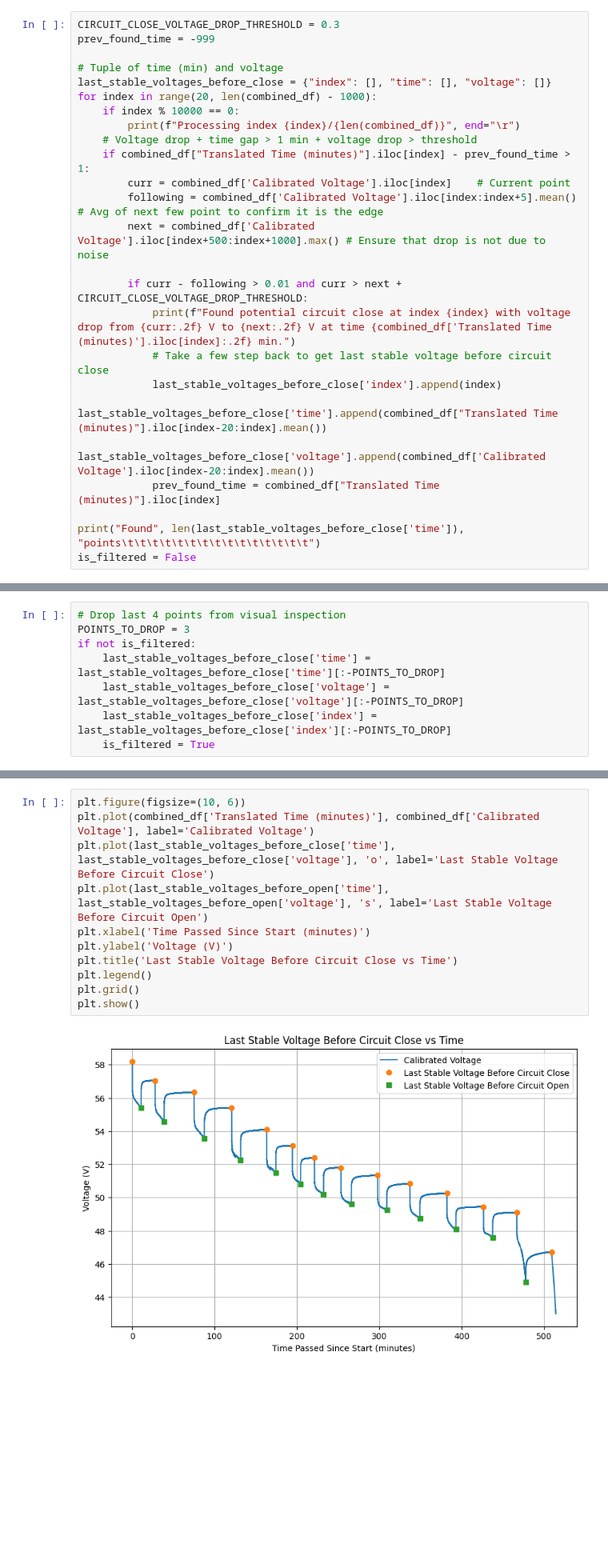
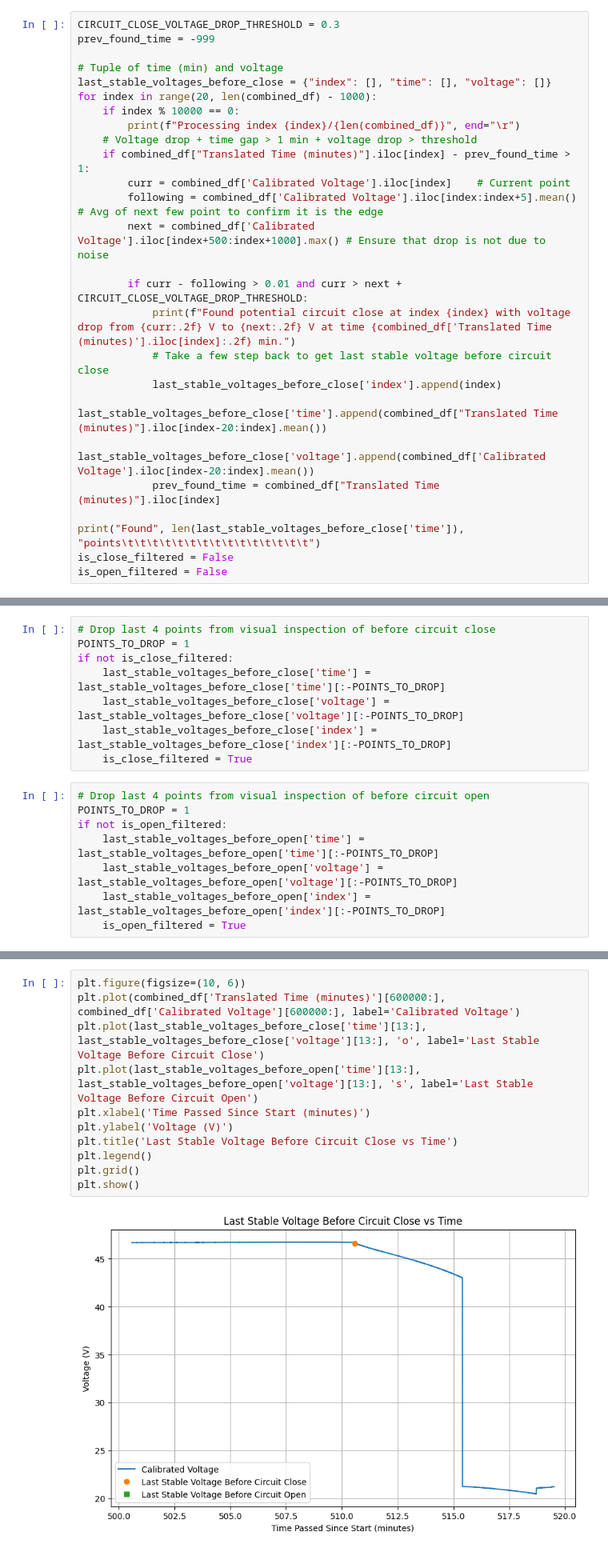
Before and after one commit to Inverated/Proa-II-Electrical-Setup, a Jupyter notebook: Calibration Data 2/Data/calibration_code/2.parser.ipynb, the cells around one changed output, grey strips where cells are left out. Shown at 80% size. Drawn from its saved outputs; the diff is of its cells as text; blank space fills up the shorter version.

```diff
--- a/Calibration Data 2/Data/calibration_code/2.parser.ipynb
+++ b/Calibration Data 2/Data/calibration_code/2.parser.ipynb
@@ -64,7 +64,8 @@ for index in range(20, len(combined_df) - 1000):
             prev_found_time = combined_df["Translated Time (minutes)"].iloc[index]
 
 print("Found", len(last_stable_voltages_before_close['time']), "points\t\t\t\t\t\t\t\t\t\t\t\t\t\t\t")
-is_filtered = False
+is_close_filtered = False
+is_open_filtered = False
 # %% [output]
 Found potential circuit close at index 237 with voltage drop from 58.20 V to 56.29 V at time 0.22 min.
 Found potential circuit close at index 32509 with voltage drop from 57.06 V to 55.43 V at time 27.83 min.
@@ -142,8 +150,16 @@ Found 13 pointsx 617000/617920
 # %%
-# Drop last 4 points from visual inspection
-POINTS_TO_DROP = 3
-if not is_filtered:
+# Drop last 4 points from visual inspection of before circuit close
+POINTS_TO_DROP = 1
+if not is_close_filtered:
     last_stable_voltages_before_close['time'] = last_stable_voltages_before_close['time'][:-POINTS_TO_DROP]
     last_stable_voltages_before_close['voltage'] = last_stable_voltages_before_close['voltage'][:-POINTS_TO_DROP]
     last_stable_voltages_before_close['index'] = last_stable_voltages_before_close['index'][:-POINTS_TO_DROP]
-    is_filtered = True
+    is_close_filtered = True
+# %%
+# Drop last 4 points from visual inspection of before circuit open
+POINTS_TO_DROP = 1
+if not is_open_filtered:
+    last_stable_voltages_before_open['time'] = last_stable_voltages_before_open['time'][:-POINTS_TO_DROP]
+    last_stable_voltages_before_open['voltage'] = last_stable_voltages_before_open['voltage'][:-POINTS_TO_DROP]
+    last_stable_voltages_before_open['index'] = last_stable_voltages_before_open['index'][:-POINTS_TO_DROP]
+    is_open_filtered = True
@@ -150,16 +179,16 @@ if not is_filtered:
 # %%
 plt.figure(figsize=(10, 6))
-plt.plot(combined_df['Translated Time (minutes)'], combined_df['Calibrated Voltage'], label='Calibrated Voltage')
-plt.plot(last_stable_voltages_before_close['time'], last_stable_voltages_before_close['voltage'], 'o', label='Last Stable Voltage Before Circuit Close')
-plt.plot(last_stable_voltages_before_open['time'], last_stable_voltages_before_open['voltage'], 's', label='Last Stable Voltage Before Circuit Open')
+plt.plot(combined_df['Translated Time (minutes)'][600000:], combined_df['Calibrated Voltage'][600000:], label='Calibrated Voltage')
+plt.plot(last_stable_voltages_before_close['time'][13:], last_stable_voltages_before_close['voltage'][13:], 'o', label='Last Stable Voltage Before Circuit Close')
+plt.plot(last_stable_voltages_before_open['time'][13:], last_stable_voltages_before_open['voltage'][13:], 's', label='Last Stable Voltage Before Circuit Open')
 plt.xlabel('Time Passed Since Start (minutes)')
 plt.ylabel('Voltage (V)')
 plt.title('Last Stable Voltage Before Circuit Close vs Time')
 plt.legend()
 plt.grid()
 plt.show()
 # %% [output]
-[figure, old version]
+[figure, new version]
 # %%
 plt.figure(figsize=(10, 6))
 plt.plot(combined_df['Translated Time (minutes)'][10000:35000], combined_df['Calibrated Voltage'][10000:35000], label='Calibrated Voltage')
```
Also changed, not shown: parts of 7 cells of this notebook, 10 other files.
